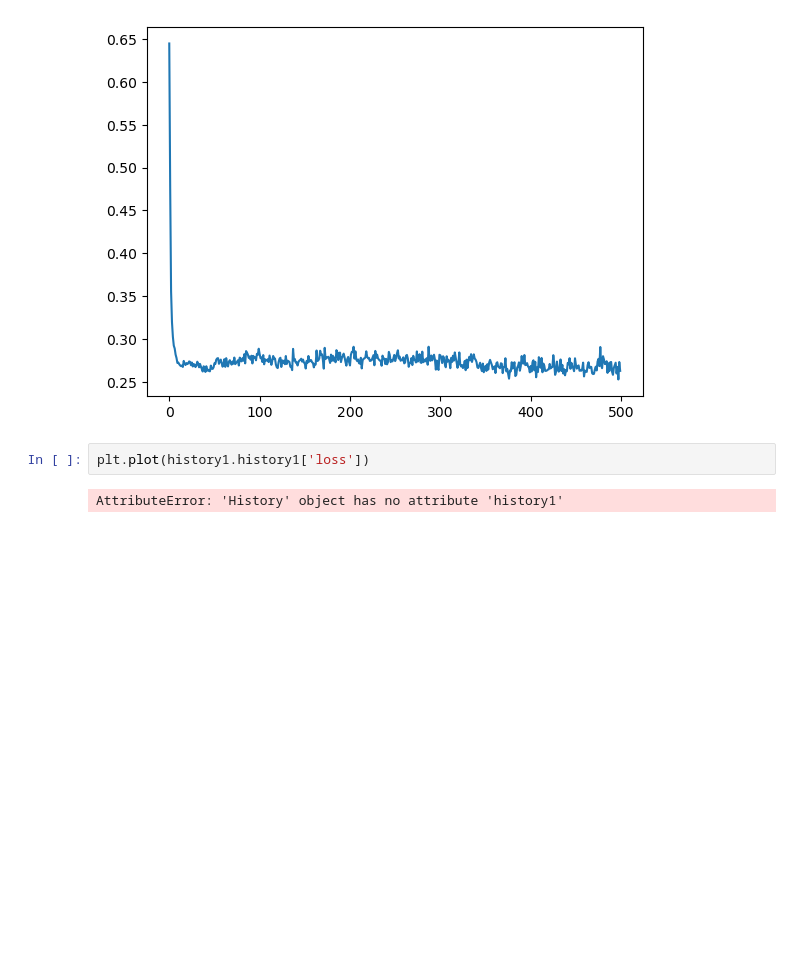
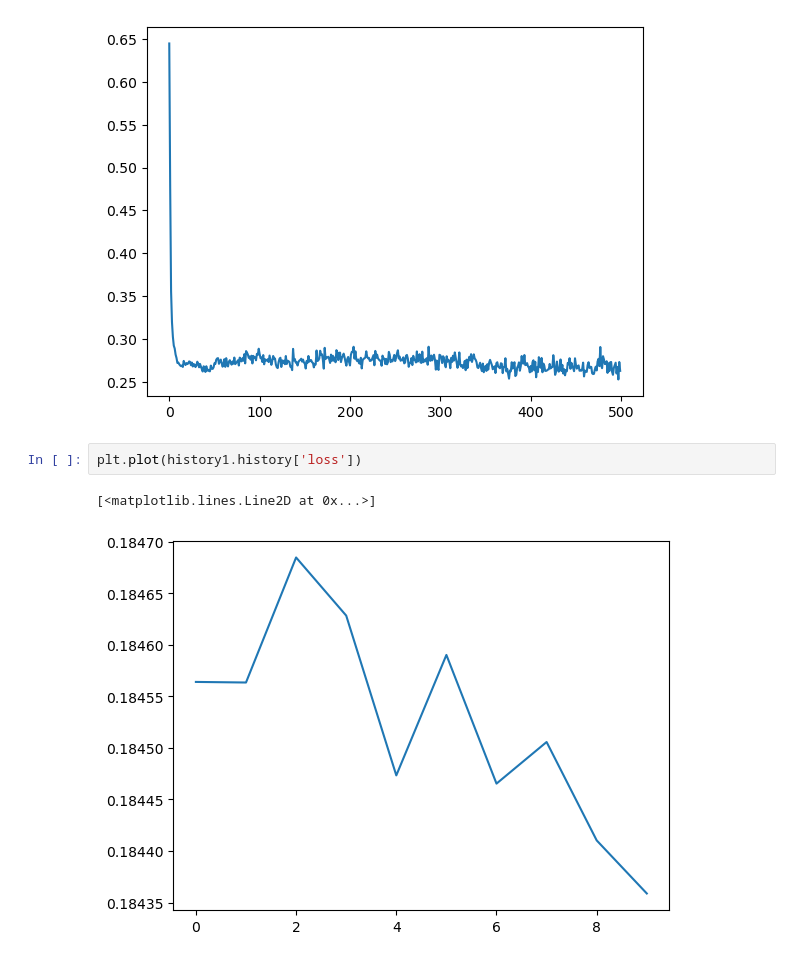
Before and after one commit to 123-231-131/deep_learning, a Jupyter notebook: Untitled.ipynb, the cells around one changed output. Saved outputs shown, nothing was run; the diff lists cells and outputs as text; blank space fills up the shorter version.

```diff
--- a/Untitled.ipynb
+++ b/Untitled.ipynb
@@ -182,6 +182,7 @@ plt.plot(history.history['loss'])
 [<matplotlib.lines.Line2D at 0x...>]
 [figure]
 # %%
-plt.plot(history1.history1['loss'])
+plt.plot(history1.history['loss'])
 # %% [output]
-AttributeError: 'History' object has no attribute 'history1'
+[<matplotlib.lines.Line2D at 0x...>]
+[figure, added]
```
Also changed, not shown: 2 other files.
